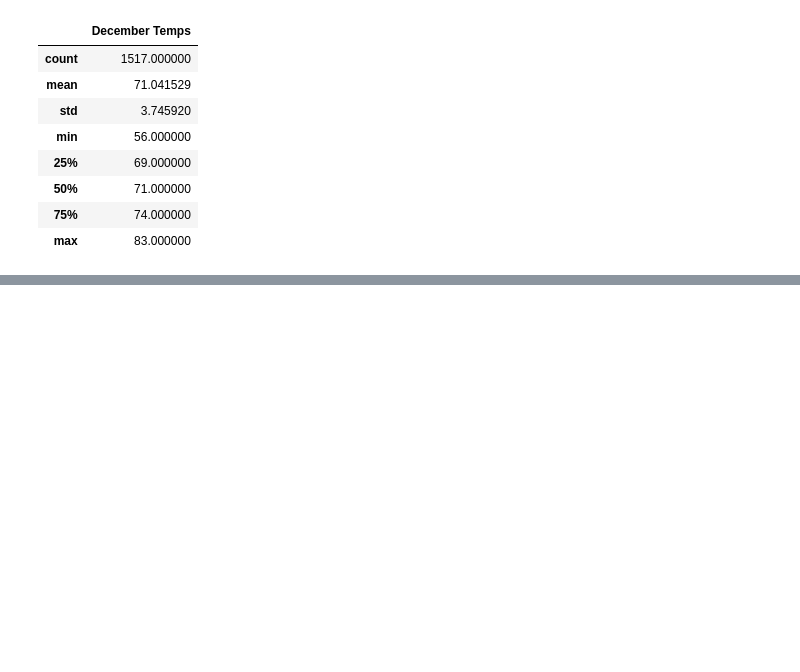
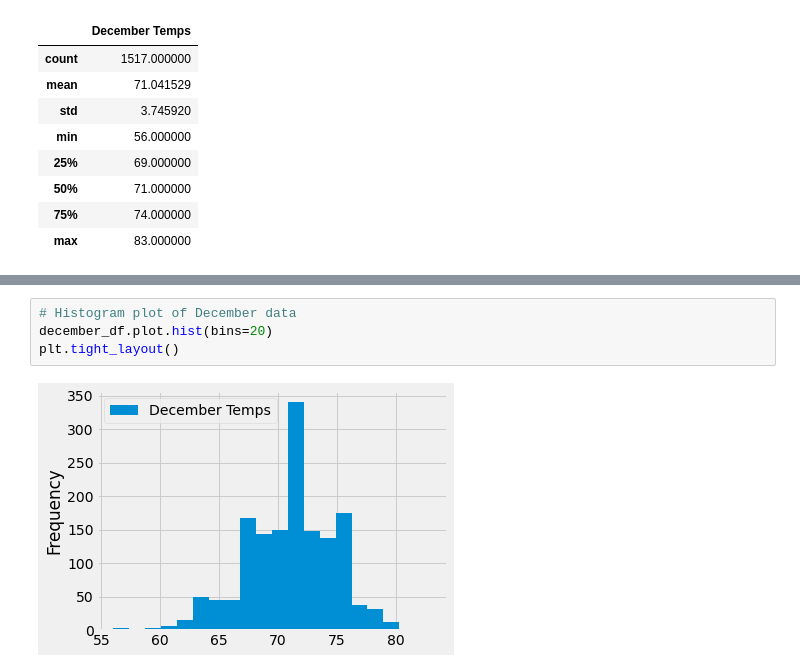
Before and after one commit to Peteresis/surfs_up, a Jupyter notebook: SurfsUp_Challenge.ipynb, the cells around one changed output, grey strips where cells are left out. Drawn from its saved outputs; the diff is of its cells as text; blank space fills up the shorter version.

```diff
--- a/SurfsUp_Challenge.ipynb
+++ b/SurfsUp_Challenge.ipynb
@@ -183,0 +208,6 @@ december_df.describe()
+# %%
+# Histogram plot of December data
+december_df.plot.hist(bins=20)
+plt.tight_layout()
+# %% [output]
+[figure, added]
```
Also changed, not shown: parts of 14 cells of this notebook.
